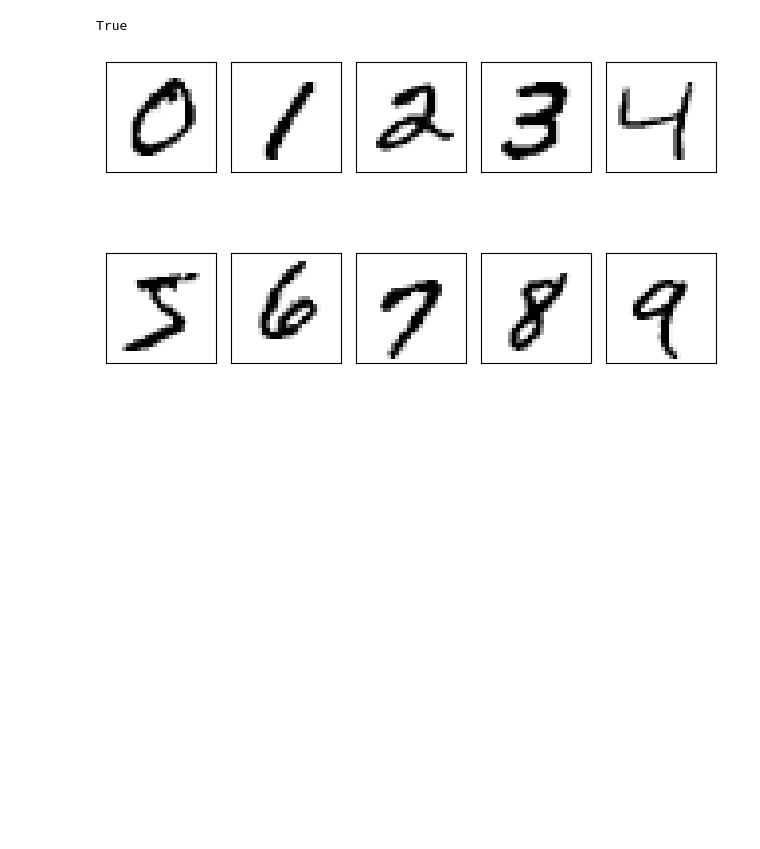
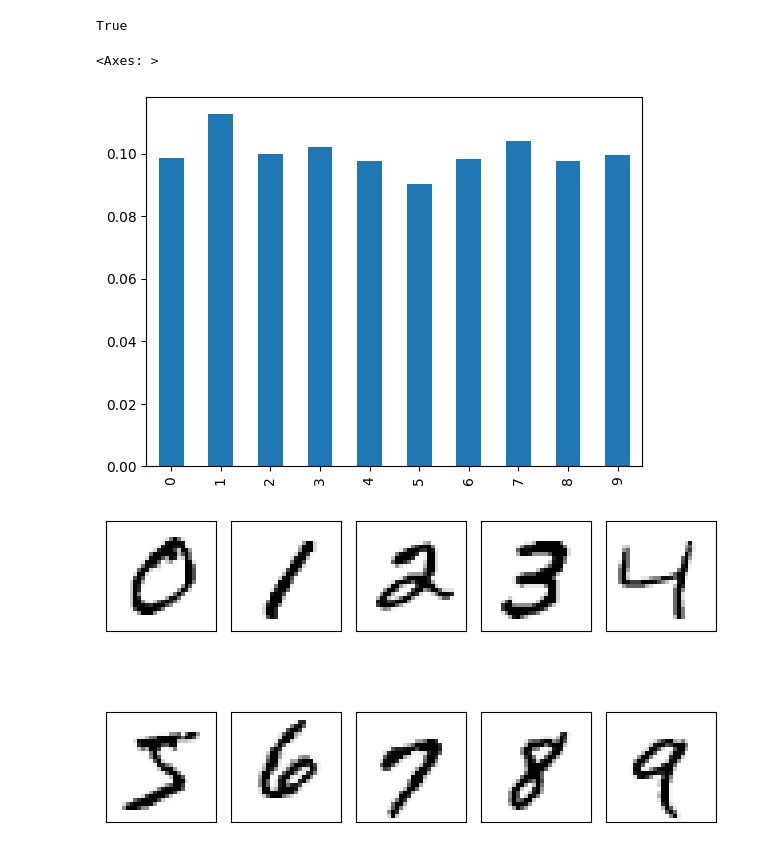
Before and after one commit to shane-kercheval/pytorch-template, a Jupyter notebook: source/notebooks/mnist_fully_connected_multilayer_perceptron.ipynb, the cells around one changed output. Cells and saved outputs as stored; diff of their text form; code cells hidden in the pictures; blank space fills up the shorter version.

```diff
--- a/source/notebooks/mnist_fully_connected_multilayer_perceptron.ipynb
+++ b/source/notebooks/mnist_fully_connected_multilayer_perceptron.ipynb
@@ -11,6 +11,16 @@ import numpy as np
 X, y = fetch_openml('mnist_784', version=1, return_X_y=True, parser='auto')
 X = X.values
 y = y.astype(int).values
+# %%
+from collections import Counter
+import pandas as pd
+counter = Counter()
+counter.update(y)
+# e.g. 5 is slightly underrepresented
+pd.DataFrame(sorted({item: count / len(y) for item, count in counter.items()}.items()))[1].plot.bar()
+# %% [output]
+<Axes: >
+[figure, added]
 # %%
 fig, ax = plt.subplots(nrows=2, ncols=5, sharex=True, sharey=True)
 ax = ax.flatten()
```
